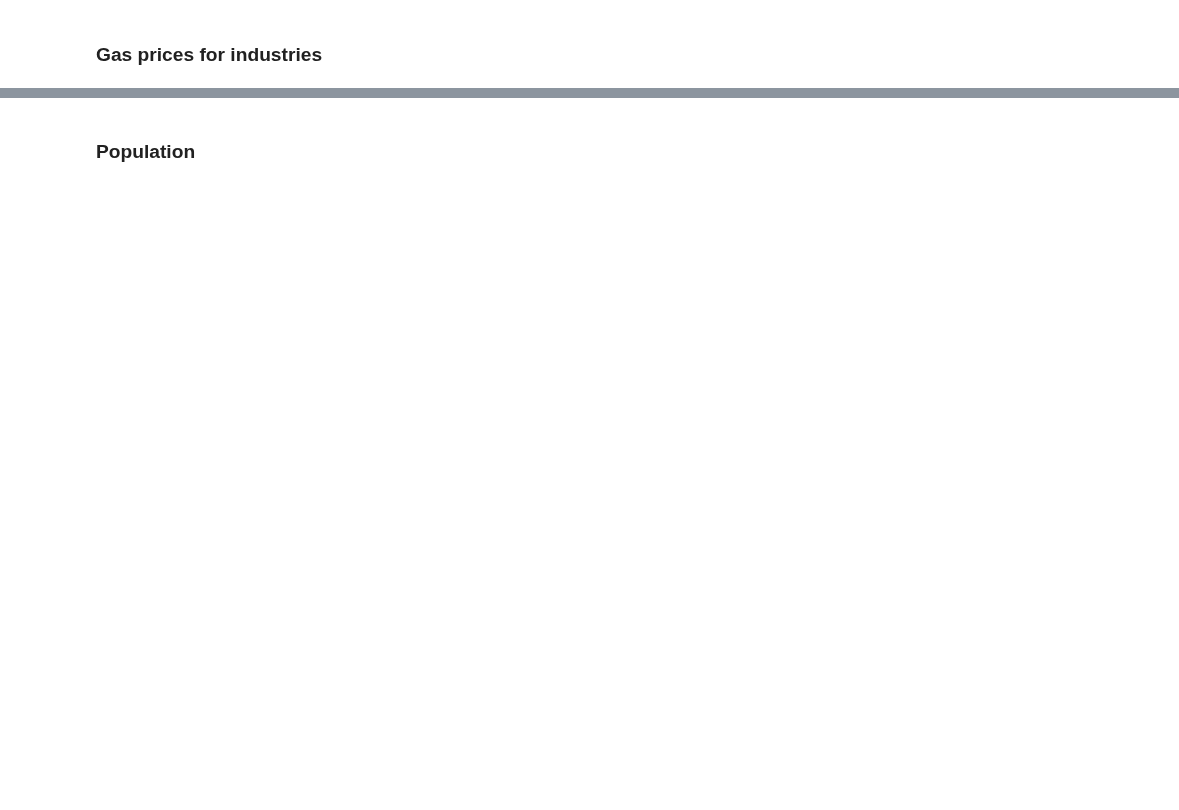
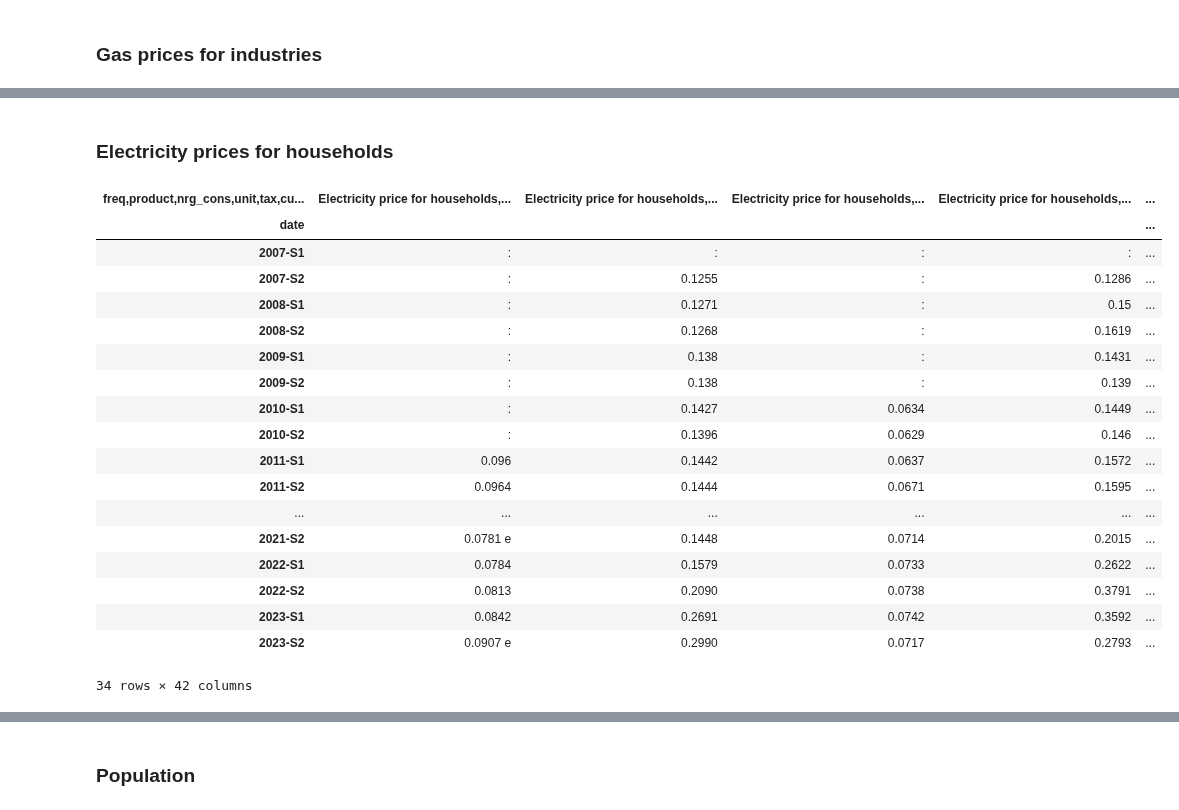
Before and after one commit to gaya22/Project_3_SEne, a Jupyter notebook: raw_df_for_features/cleaning_eurostat_files.ipynb, the cells around one changed output, grey strips where cells are left out. Cells and saved outputs as stored; diff of their text form; code cells hidden in the pictures; blank space fills up the shorter version.

```diff
--- a/raw_df_for_features/cleaning_eurostat_files.ipynb
+++ b/raw_df_for_features/cleaning_eurostat_files.ipynb
@@ -439,0 +526,40 @@ display(s)
+# %% [markdown]
+### Electricity prices for households
+# %%
+df= pd.read_csv('Electricity prices for households.tsv', sep='\t')
+df = df.set_index(df.columns[0])
+df = df.transpose()
+df.index.name = 'date'
+
+#We will keep just the columns with price excluding tax and choose the metric for the band from 2500 kWh to 4999 kWh
+
+df.rename(columns=lambda col: col.replace('KWH,X_TAX,EUR,', 'Electricity price for households, no tax €/kWh'), inplace=True)
+df = df.loc[:,df.columns.str.contains('€')]
+
+df = df.loc[:,df.columns.str.contains('KWH2500-4999,')]
+df = df.loc[:,~df.columns.str.endswith('20')]
+
+#Giving better names
+df.rename(columns=lambda col: col.replace('S,6000,KWH2500-4999,', ''), inplace=True)
+
+display(df)
+# %% [output]
+| freq,product,nrg_cons,unit,tax,cu... | Electricity price for households,... | Electricity price for households,... | Electricity price for households,... | Electricity price for households,... | ... |
+| date |  |  |  |  | ... |
+| 2007-S1 | : | : | : | : | ... |
+| 2007-S2 | : | 0.1255 | : | 0.1286 | ... |
+| 2008-S1 | : | 0.1271 | : | 0.15 | ... |
+| 2008-S2 | : | 0.1268 | : | 0.1619 | ... |
+| 2009-S1 | : | 0.138 | : | 0.1431 | ... |
+| 2009-S2 | : | 0.138 | : | 0.139 | ... |
+| 2010-S1 | : | 0.1427 | 0.0634 | 0.1449 | ... |
+| 2010-S2 | : | 0.1396 | 0.0629 | 0.146 | ... |
+| 2011-S1 | 0.096 | 0.1442 | 0.0637 | 0.1572 | ... |
+| 2011-S2 | 0.0964 | 0.1444 | 0.0671 | 0.1595 | ... |
+| ... | ... | ... | ... | ... | ... |
+| 2021-S2 | 0.0781 e | 0.1448 | 0.0714 | 0.2015 | ... |
+| 2022-S1 | 0.0784 | 0.1579 | 0.0733 | 0.2622 | ... |
+| 2022-S2 | 0.0813 | 0.2090 | 0.0738 | 0.3791 | ... |
+| 2023-S1 | 0.0842 | 0.2691 | 0.0742 | 0.3592 | ... |
+| 2023-S2 | 0.0907 e | 0.2990 | 0.0717 | 0.2793 | ... |
+34 rows × 42 columns
```
Also changed, not shown: parts of 15 cells of this notebook, 4 other files.
